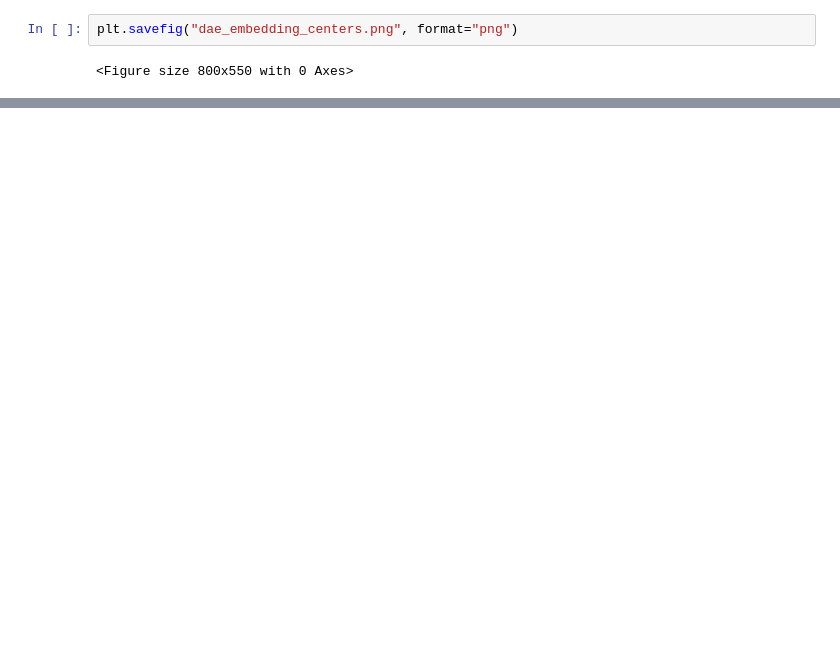
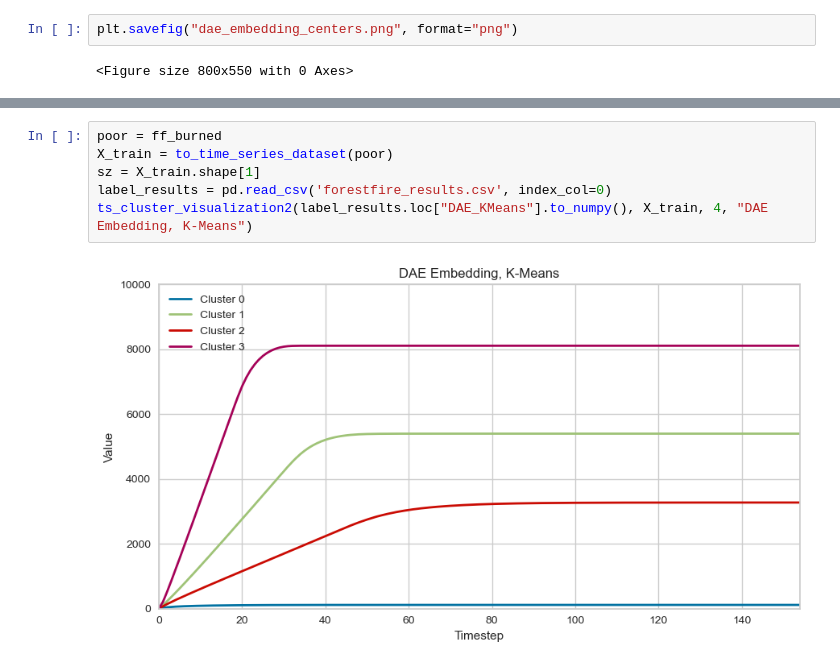
Before and after one commit to MariaElise-T/TS-Clustering, a Jupyter notebook: Dissertation_visualizations-silhouette_euc_embed.ipynb, the cells around one changed output, grey strips where cells are left out. Cells and saved outputs as stored; diff of their text form; blank space fills up the shorter version.

```diff
--- a/Dissertation_visualizations-silhouette_euc_embed.ipynb
+++ b/Dissertation_visualizations-silhouette_euc_embed.ipynb
@@ -480,0 +435,8 @@ plt.savefig("dae_embedding_centers.png", format="png")
+# %%
+poor = ff_burned
+X_train = to_time_series_dataset(poor)
+sz = X_train.shape[1]
+label_results = pd.read_csv('forestfire_results.csv', index_col=0)
+ts_cluster_visualization2(label_results.loc["DAE_KMeans"].to_numpy(), X_train, 4, "DAE Embedding, K-Means")
+# %% [output]
+[figure, added]
```
Also changed, not shown: parts of 22 cells of this notebook, 10 other files.
